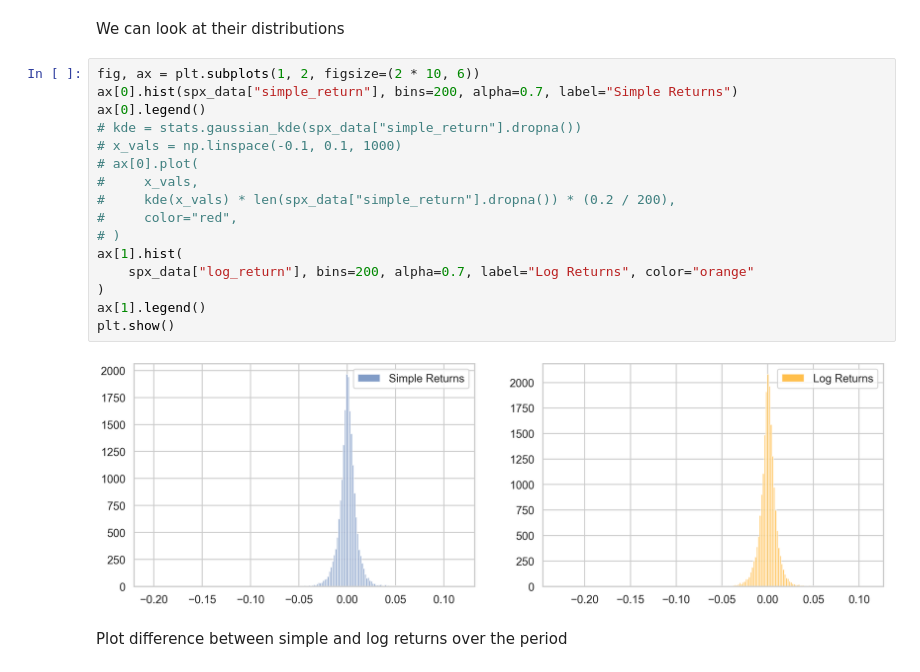
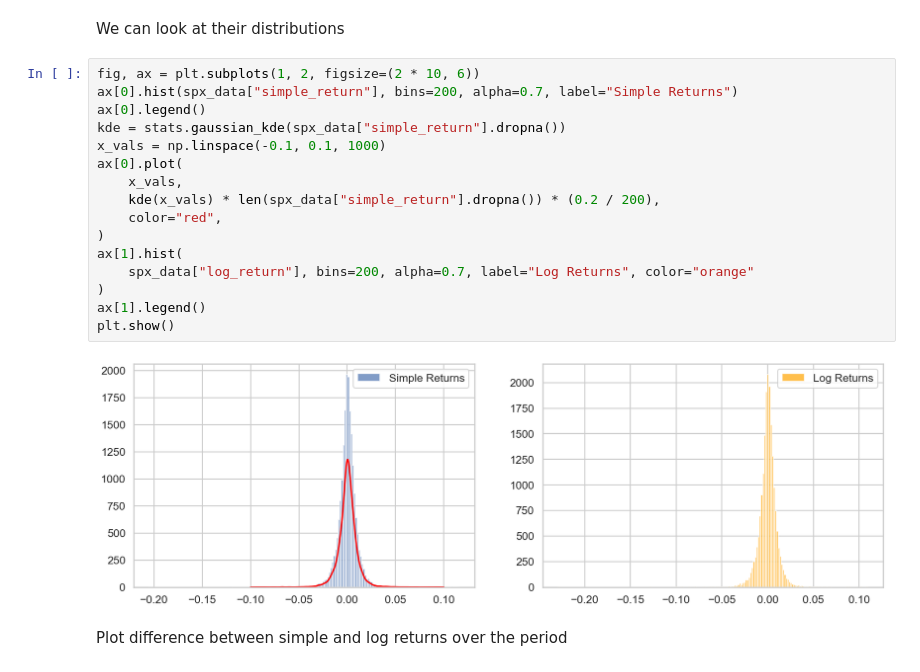
Before and after one commit to victor4628/fre-gy-7773-mlfe, a Jupyter notebook: 02_data_finance.ipynb, the cells around one changed output. Saved outputs shown, nothing was run; the diff lists cells and outputs as text.

```diff
--- a/02_data_finance.ipynb
+++ b/02_data_finance.ipynb
@@ -390,21 +385,21 @@ We can look at their distributions
 # %%
 fig, ax = plt.subplots(1, 2, figsize=(2 * 10, 6))
 ax[0].hist(spx_data["simple_return"], bins=200, alpha=0.7, label="Simple Returns")
 ax[0].legend()
-# kde = stats.gaussian_kde(spx_data["simple_return"].dropna())
-# x_vals = np.linspace(-0.1, 0.1, 1000)
-# ax[0].plot(
-#     x_vals,
-#     kde(x_vals) * len(spx_data["simple_return"].dropna()) * (0.2 / 200),
-#     color="red",
-# )
+kde = stats.gaussian_kde(spx_data["simple_return"].dropna())
+x_vals = np.linspace(-0.1, 0.1, 1000)
+ax[0].plot(
+    x_vals,
+    kde(x_vals) * len(spx_data["simple_return"].dropna()) * (0.2 / 200),
+    color="red",
+)
 ax[1].hist(
     spx_data["log_return"], bins=200, alpha=0.7, label="Log Returns", color="orange"
 )
 ax[1].legend()
 plt.show()
 # %% [output]
-[figure, old version]
+[figure, new version]
 # %% [markdown]
 Plot difference between simple and log returns over the period
 # %%
```
Also changed, not shown: parts of 5 cells of this notebook.
